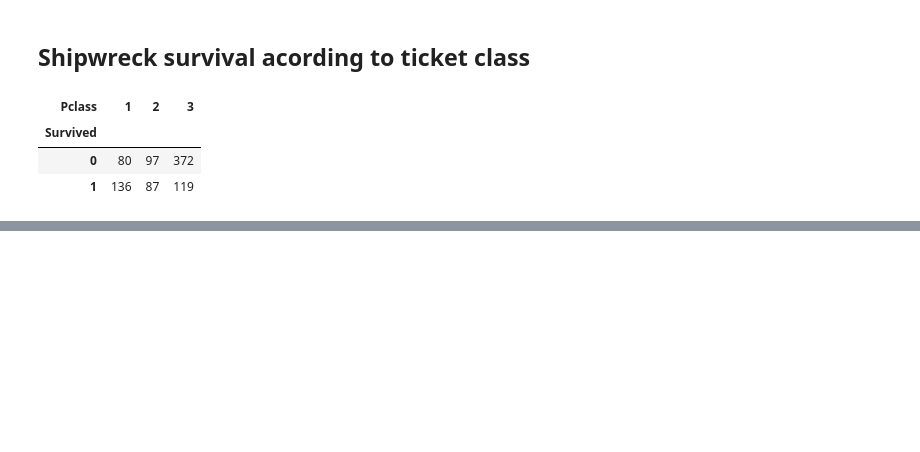
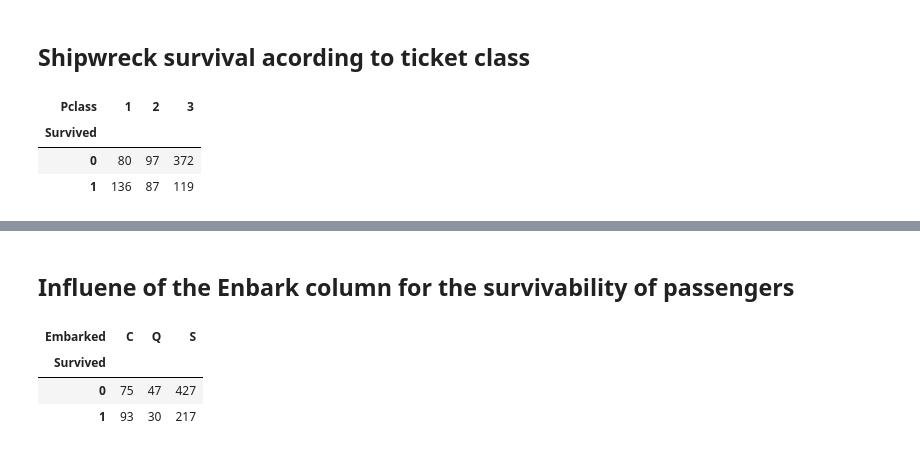
Before and after one commit to PavicicJadranko/Machine-Learning-Project, a Jupyter notebook: Titanic.ipynb, the cells around one changed output, grey strips where cells are left out. Cells and saved outputs as stored; diff of their text form; code cells hidden in the pictures; blank space fills up the shorter version.

```diff
--- a/Titanic.ipynb
+++ b/Titanic.ipynb
@@ -247,0 +266,11 @@ plt.show()
+# %% [markdown]
+## Influene of the Enbark column for the survivability of passengers
+# %%
+# Making the crosstab
+survivability_embarked = pd.crosstab(df["Survived"], df["Embarked"])
+survivability_embarked
+# %% [output]
+| Embarked | C | Q | S |
+| Survived |  |  |  |
+| 0 | 75 | 47 | 427 |
+| 1 | 93 | 30 | 217 |
```
Also changed, not shown: parts of 5 cells of this notebook.
